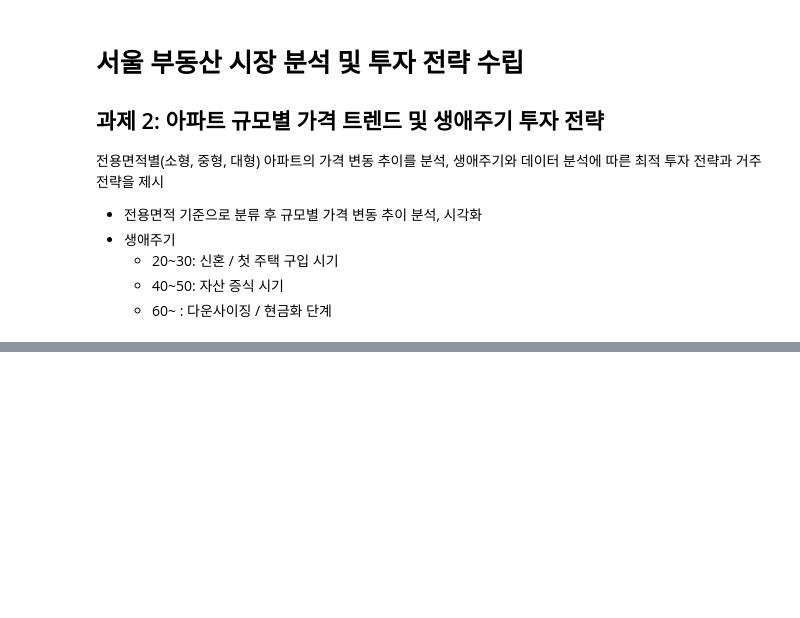
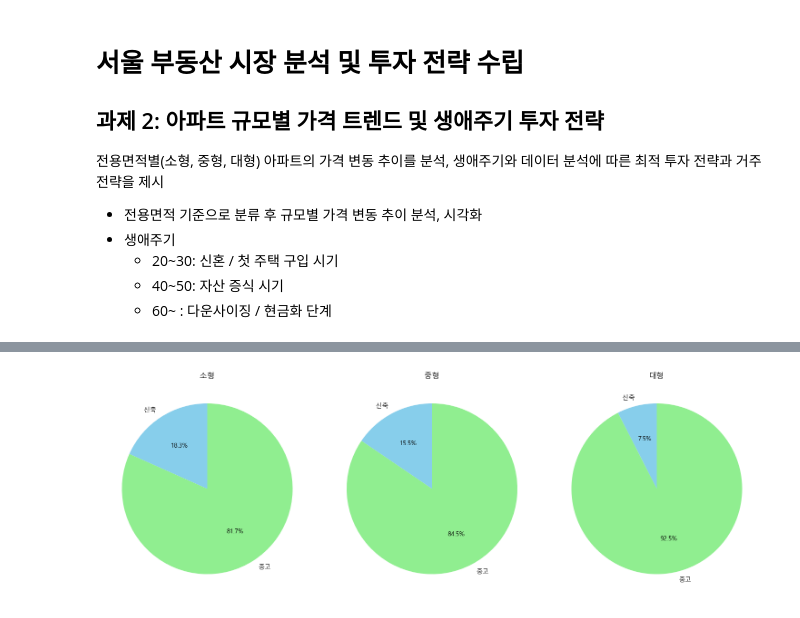
Before and after one commit to krystallinekim/pjt-DataAnalysis-Korean_Real_Estate, a Jupyter notebook: 02_size_lifecycle.ipynb, the cells around one changed output, grey strips where cells are left out. Saved outputs shown, nothing was run; the diff lists cells and outputs as text; code cells hidden in the pictures; blank space fills up the shorter version.

```diff
--- a/02_size_lifecycle.ipynb
+++ b/02_size_lifecycle.ipynb
@@ -129,0 +193,16 @@ display(year_by_area, new_old_ratio)
+# %%
+import matplotlib.pyplot as plt
+
+# 면적별 파이 차트 그리기
+area_categories = new_old_ratio['면적구분'].unique()
+fig, axes = plt.subplots(1, len(area_categories), figsize=(5 * len(area_categories), 5))
+
+for ax, area in zip(axes, area_categories):
+    subset = new_old_ratio[new_old_ratio['면적구분'] == area]
+    ax.pie(subset['비율(%)'], labels=subset['신축구분'], autopct='%1.1f%%', startangle=90, colors=['skyblue','lightgreen'])
+    ax.set_title(f'{area}')
+
+plt.tight_layout()
+plt.show()
+# %% [output]
+[figure, added]
```
Also changed, not shown: parts of 9 cells of this notebook.
